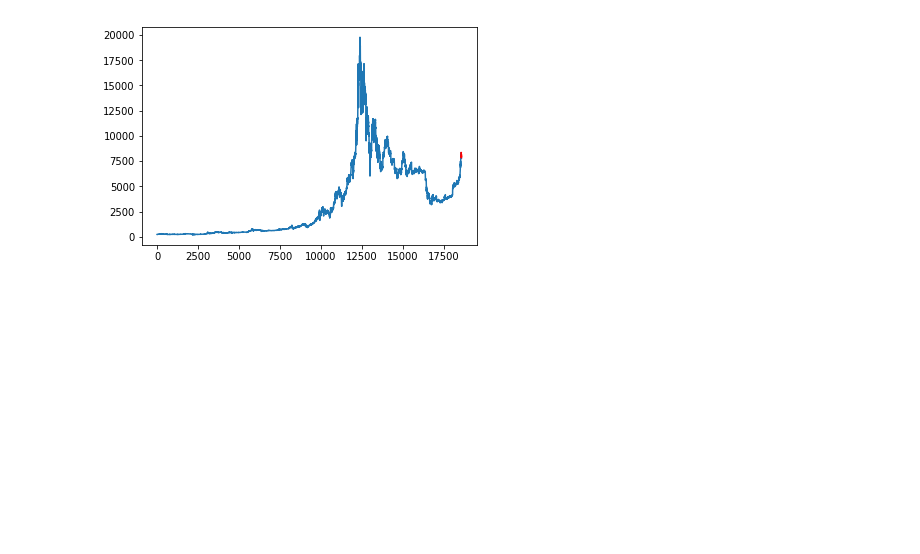
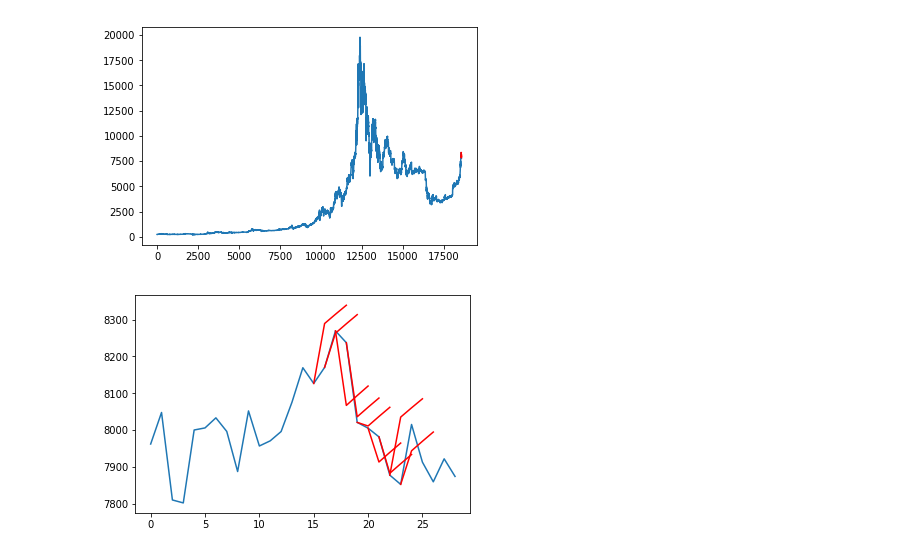
Before and after one commit to dxcv/TradingAlgo, a Jupyter notebook: multistep-bitcoin-predict.ipynb, the cells around one changed output. Saved outputs shown, nothing was run; the diff lists cells and outputs as text; code cells hidden in the pictures; blank space fills up the shorter version.

```diff
--- a/multistep-bitcoin-predict.ipynb
+++ b/multistep-bitcoin-predict.ipynb
@@ -235,3 +235,8 @@ t+3 RMSE: 201.044891
 plot_forecasts(series, forecasts, n_test+2)
 # %% [output]
 [figure]
+# %%
+# plot forecasts
+plot_forecasts(series[-30:-1], forecasts[-30:-1], n_test+3)
+# %% [output]
+[figure, added]
```
Also changed, not shown: 1 other file.
